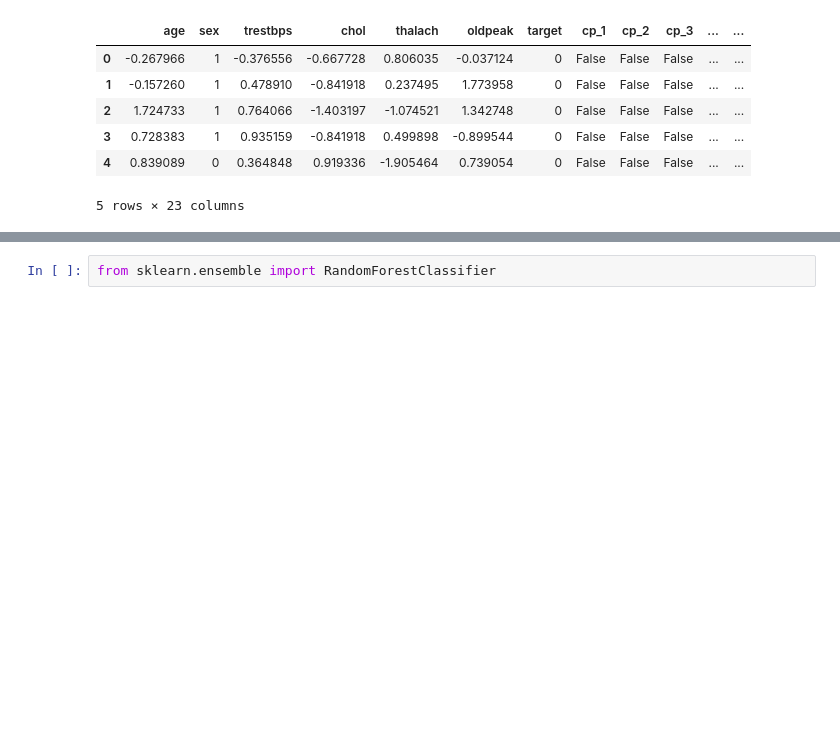
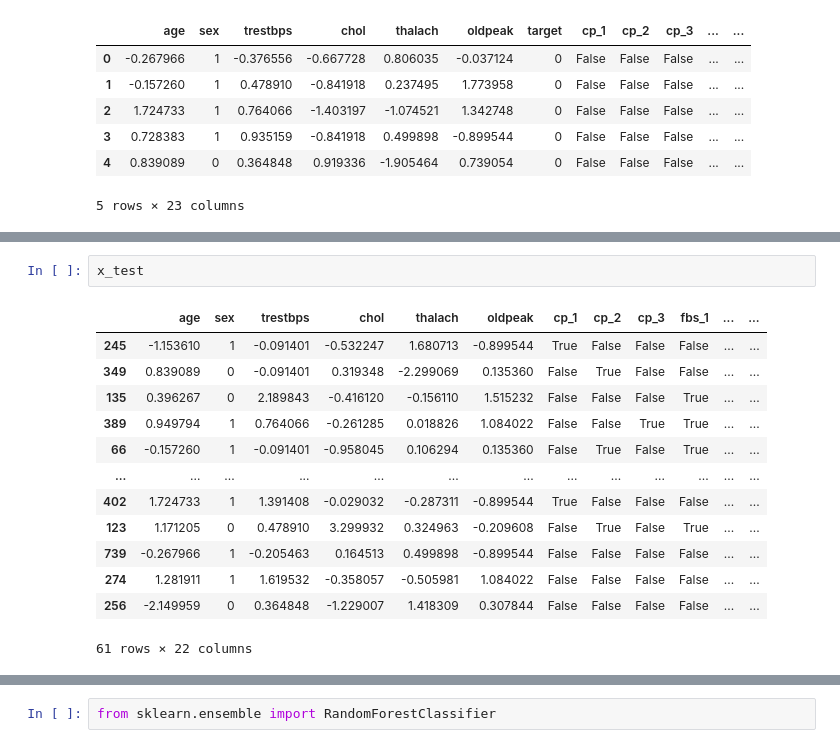
Before and after one commit to ZoungranaAlimata/Heart_disease_prediction-ML-, a Jupyter notebook: ML project.ipynb, the cells around one changed output, grey strips where cells are left out. Saved outputs shown, nothing was run; the diff lists cells and outputs as text; blank space fills up the shorter version.

```diff
--- a/ML project.ipynb
+++ b/ML project.ipynb
@@ -205,0 +239,16 @@ data.head()
+# %%
+x_test
+# %% [output]
+|  | age | sex | trestbps | chol | thalach | oldpeak | cp_1 | cp_2 | cp_3 | fbs_1 | ... | ... |
+| 245 | -1.153610 | 1 | -0.091401 | -0.532247 | 1.680713 | -0.899544 | True | False | False | False | ... | ... |
+| 349 | 0.839089 | 0 | -0.091401 | 0.319348 | -2.299069 | 0.135360 | False | True | False | False | ... | ... |
+| 135 | 0.396267 | 0 | 2.189843 | -0.416120 | -0.156110 | 1.515232 | False | False | False | True | ... | ... |
+| 389 | 0.949794 | 1 | 0.764066 | -0.261285 | 0.018826 | 1.084022 | False | False | True | True | ... | ... |
+| 66 | -0.157260 | 1 | -0.091401 | -0.958045 | 0.106294 | 0.135360 | False | True | False | True | ... | ... |
+| ... | ... | ... | ... | ... | ... | ... | ... | ... | ... | ... | ... | ... |
+| 402 | 1.724733 | 1 | 1.391408 | -0.029032 | -0.287311 | -0.899544 | True | False | False | False | ... | ... |
+| 123 | 1.171205 | 0 | 0.478910 | 3.299932 | 0.324963 | -0.209608 | False | True | False | True | ... | ... |
+| 739 | -0.267966 | 1 | -0.205463 | 0.164513 | 0.499898 | -0.899544 | False | False | False | False | ... | ... |
+| 274 | 1.281911 | 1 | 1.619532 | -0.358057 | -0.505981 | 1.084022 | False | False | False | False | ... | ... |
+| 256 | -2.149959 | 0 | 0.364848 | -1.229007 | 1.418309 | 0.307844 | False | False | False | False | ... | ... |
+61 rows × 22 columns
```
Also changed, not shown: parts of 10 cells of this notebook.
